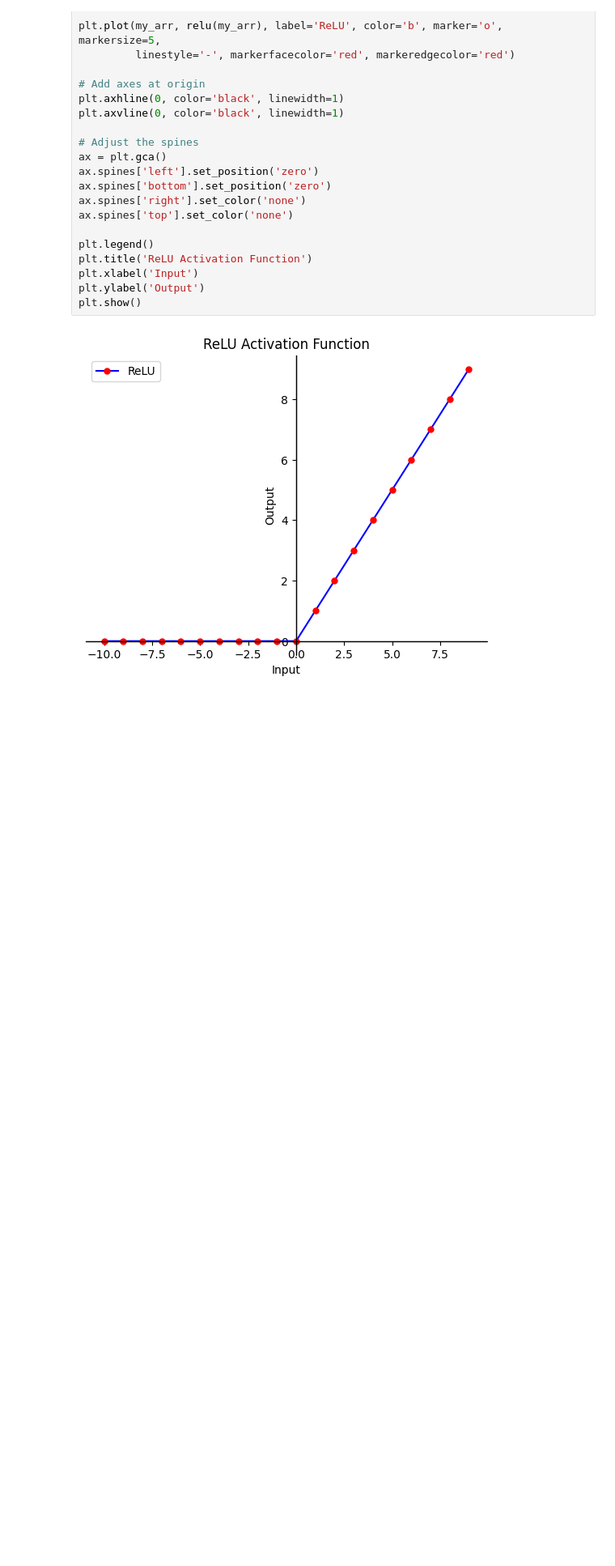
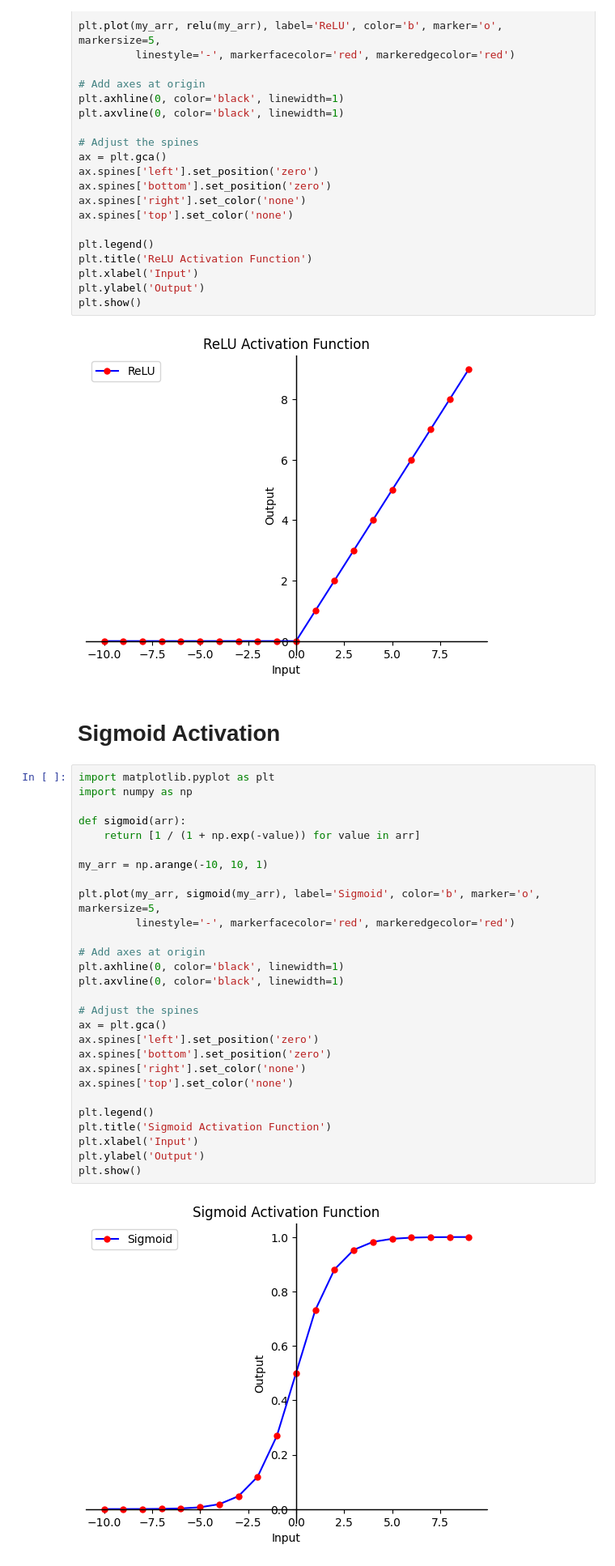
Before and after one commit to yesdeepakmittal/deep-learning-code, a Jupyter notebook: Deep_Learning_Code.ipynb, the cells around one changed output. Shown at 81% size. Saved outputs shown, nothing was run; the diff lists cells and outputs as text; blank space fills up the shorter version.

Commit message:
sigmoid + softmax

```diff
--- a/Deep_Learning_Code.ipynb
+++ b/Deep_Learning_Code.ipynb
@@ -39,3 +41,35 @@ plt.ylabel('Output')
 plt.show()
 # %% [output]
 [figure]
+# %% [markdown]
+# Sigmoid Activation
+# %%
+import matplotlib.pyplot as plt
+import numpy as np
+
+def sigmoid(arr):
+    return [1 / (1 + np.exp(-value)) for value in arr]
+
+my_arr = np.arange(-10, 10, 1)
+
+plt.plot(my_arr, sigmoid(my_arr), label='Sigmoid', color='b', marker='o', markersize=5,
+         linestyle='-', markerfacecolor='red', markeredgecolor='red')
+
+# Add axes at origin
+plt.axhline(0, color='black', linewidth=1)
+plt.axvline(0, color='black', linewidth=1)
+
+# Adjust the spines
+ax = plt.gca()
+ax.spines['left'].set_position('zero')
+ax.spines['bottom'].set_position('zero')
+ax.spines['right'].set_color('none')
+ax.spines['top'].set_color('none')
+
+plt.legend()
+plt.title('Sigmoid Activation Function')
+plt.xlabel('Input')
+plt.ylabel('Output')
+plt.show()
+# %% [output]
+[figure, added]
```
Also changed, not shown: parts of 6 cells of this notebook.
